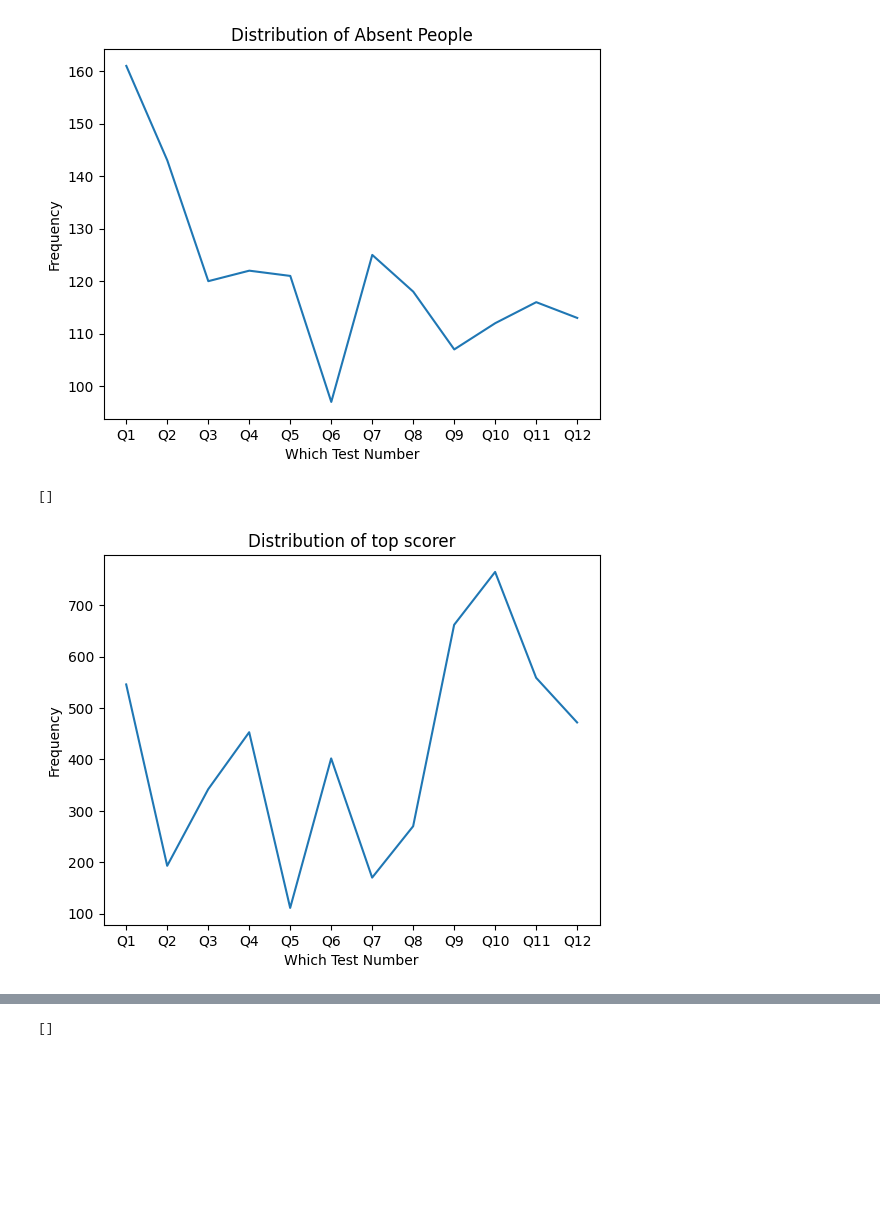
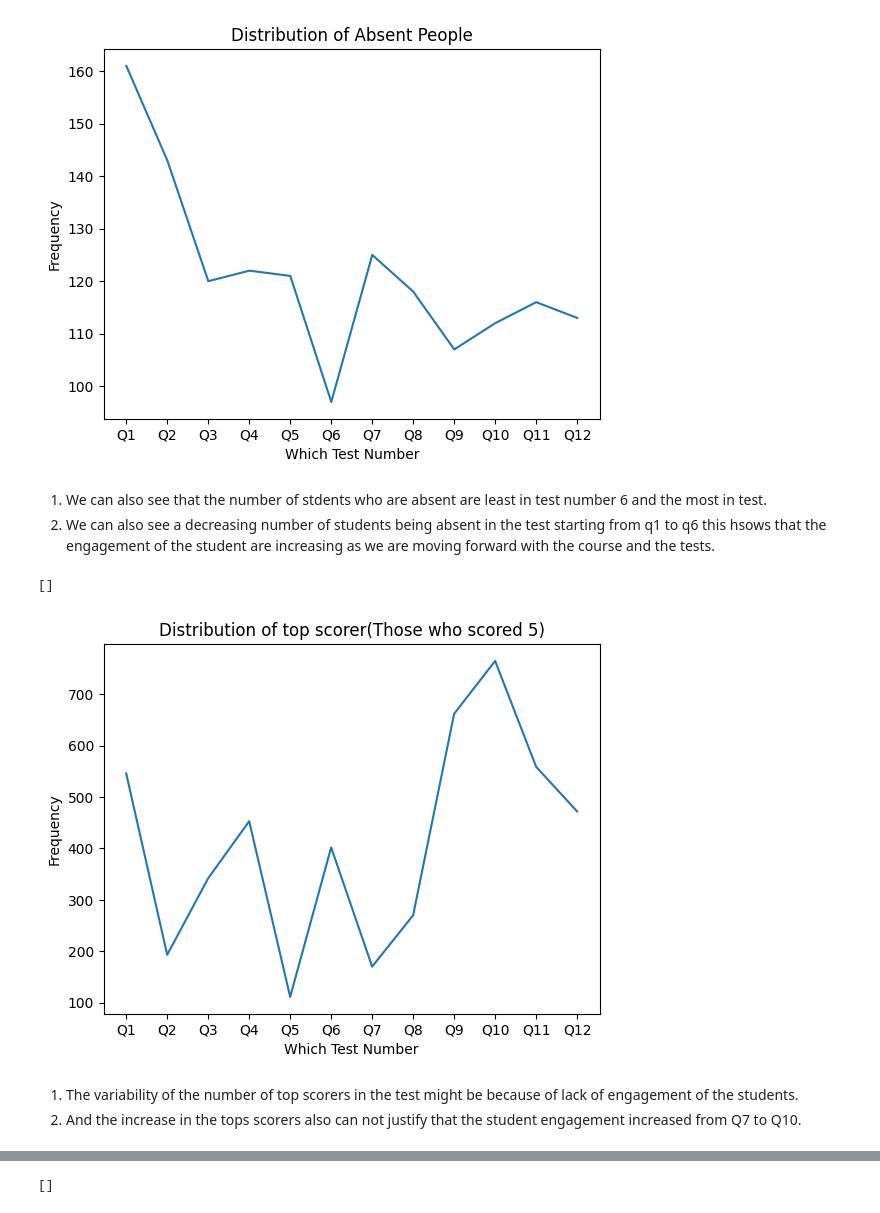
Before and after one commit to Foxtrot123-png/Kraggle, a Jupyter notebook: student-quiz-mark.ipynb, the cells around one changed output, grey strips where cells are left out. Drawn from its saved outputs; the diff is of its cells as text; code cells hidden in the pictures; blank space fills up the shorter version.

```diff
--- a/student-quiz-mark.ipynb
+++ b/student-quiz-mark.ipynb
@@ -177,12 +224,18 @@ plt.plot()
 # %% [output]
 []
 [figure]
+# %% [markdown]
+1. We can also see that the number of stdents who are absent are least in test number 6 and the most in test.
+2. We can also see a decreasing number of students being absent in the test starting from  q1 to q6 this hsows that the engagement of the student are increasing as we are moving forward with the course and the tests.
 # %%
 plt.plot(df_t['5'])
 plt.ylabel('Frequency')
 plt.xlabel('Which Test Number')
-plt.title('Distribution of top scorer')
+plt.title('Distribution of top scorer(Those who scored 5)')
 plt.plot()
 # %% [output]
 []
-[figure, old version]
+[figure, new version]
+# %% [markdown]
+1. The variability of the number of top scorers in the test might be because of lack of engagement of the students.
+2. And the increase in the tops scorers also can not justify that the student engagement increased from Q7 to Q10.
```
Also changed, not shown: parts of 11 cells of this notebook.
